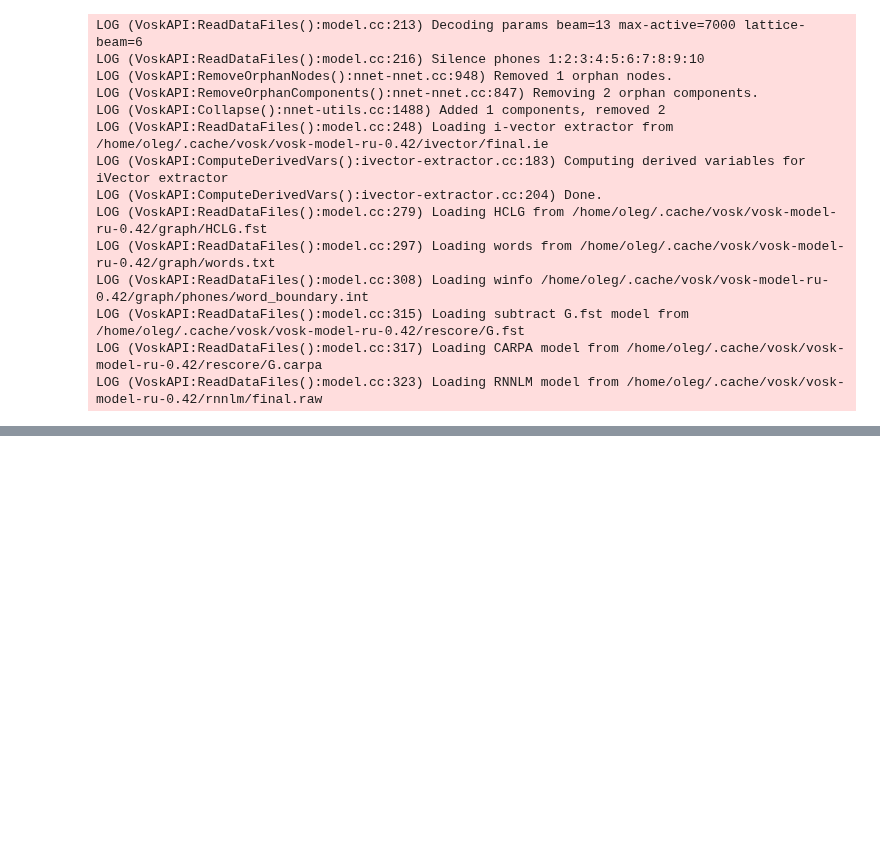
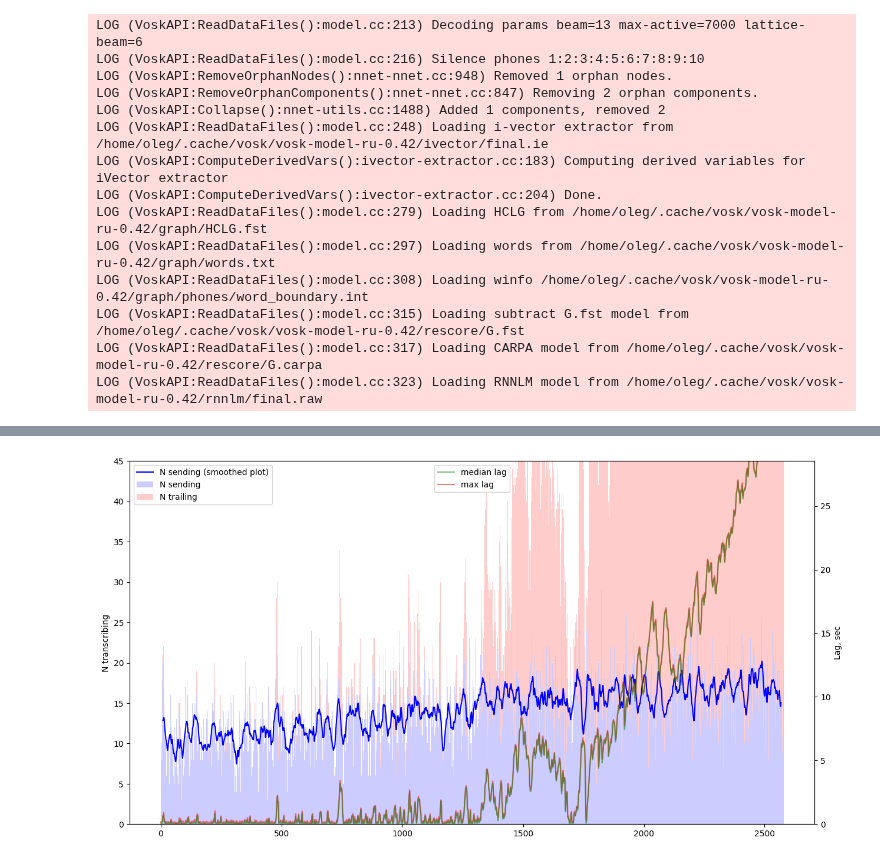
Before and after one commit to SibNN/asr_eval, a Jupyter notebook: notebooks/LoadTest.ipynb, the cells around one changed output, grey strips where cells are left out. Saved outputs shown, nothing was run; the diff lists cells and outputs as text; code cells hidden in the pictures; blank space fills up the shorter version.

```diff
--- a/notebooks/LoadTest.ipynb
+++ b/notebooks/LoadTest.ipynb
@@ -307,0 +253,67 @@ receiver thread interrupted: Error in the StreamingBuffer "output buffer"
+# %%
+def display_stats_history(stats_history: list[LoadStats]):
+    plt.figure(figsize=(15, 8)) # type: ignore
+    ax1, ax2 = plt.gca(), plt.gca().twinx()
+
+    median_lags = [
+        np.median(stats.delays_for_last_sec) if len(stats.delays_for_last_sec) else np.nan
+        for stats in stats_history
+    ]
+
+    max_lags = [
+        np.max(stats.delays_for_last_sec) if len(stats.delays_for_last_sec) else np.nan
+        for stats in stats_history
+    ]
+
+    ax2.plot(median_lags, label='median lag', alpha=0.5, color='g', zorder=2) # type: ignore
+    ax2.plot(max_lags, label='max lag', alpha=0.5, color='r', zorder=1) # type: ignore
+    ax2.legend() # type: ignore
+
+    n_sending = [stats.n_sending for stats in stats_history]
+    n_trailing = [stats.n_transcribing - stats.n_sending for stats in stats_history]
+
+    ax1.bar( # type: ignore
+        x=range(len(stats_history)),
+        height=n_sending,
+        width=1,
+        color='blue',
+        label='N sending',
+        zorder=-10,
+        alpha=0.2,
+    )
+    ax1.bar( # type: ignore
+        x=range(len(stats_history)),
+        height=n_trailing,
+        bottom=n_sending,
+        width=1,
+        color='red',
+        label='N trailing',
+        zorder=-10,
+        alpha=0.2,
+    )
+    smooth = 20
+    if len(n_sending) > 20:
+        smoothed = np.convolve(n_sending, np.ones(smooth) / smooth, mode='valid')
+        dx = (len(n_sending) - len(smoothed)) // 2
+        ax1.plot( # type: ignore
+            np.arange(len(smoothed)) + dx,
+            smoothed,
+            color='b',
+            label='N sending (smoothed plot)'
+        )
+
+    ax1.legend(loc='upper left') # type: ignore
+    ax2.legend(loc='upper center') # type: ignore
+
+    ax1.set_ylim(0, max(n_sending) * 1.5)
+    ax2.set_ylim(0, np.quantile(max_lags, 0.95)) # type: ignore
+
+    plt.xlabel('Test duration, sec') # type: ignore
+    ax1.set_ylabel('N transcribing') # type: ignore
+    ax2.set_ylabel('Lag, sec') # type: ignore
+
+    plt.show() # type: ignore
+
+display_stats_history(stats_history)
+# %% [output]
+[figure, added]
```
Also changed, not shown: parts of 2 cells of this notebook.
